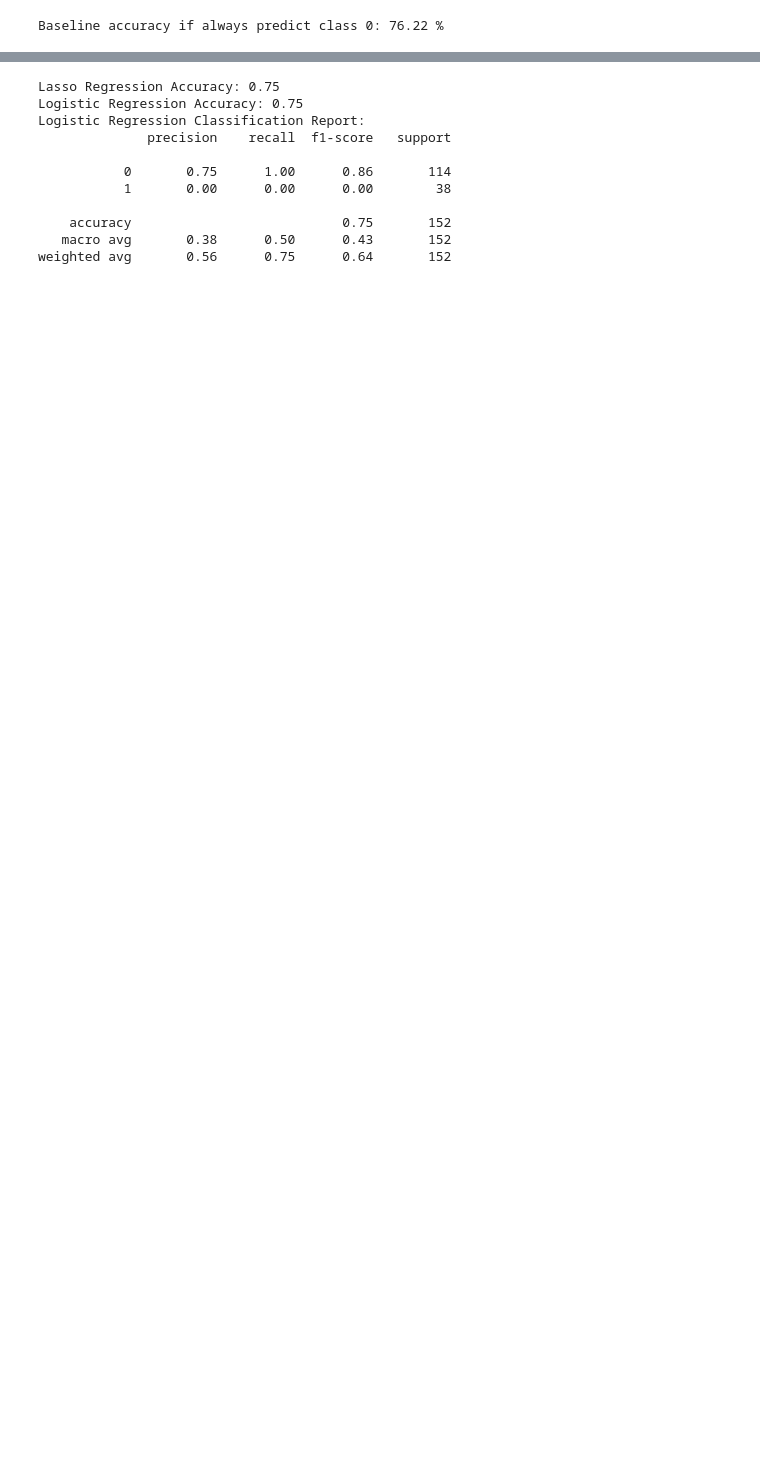
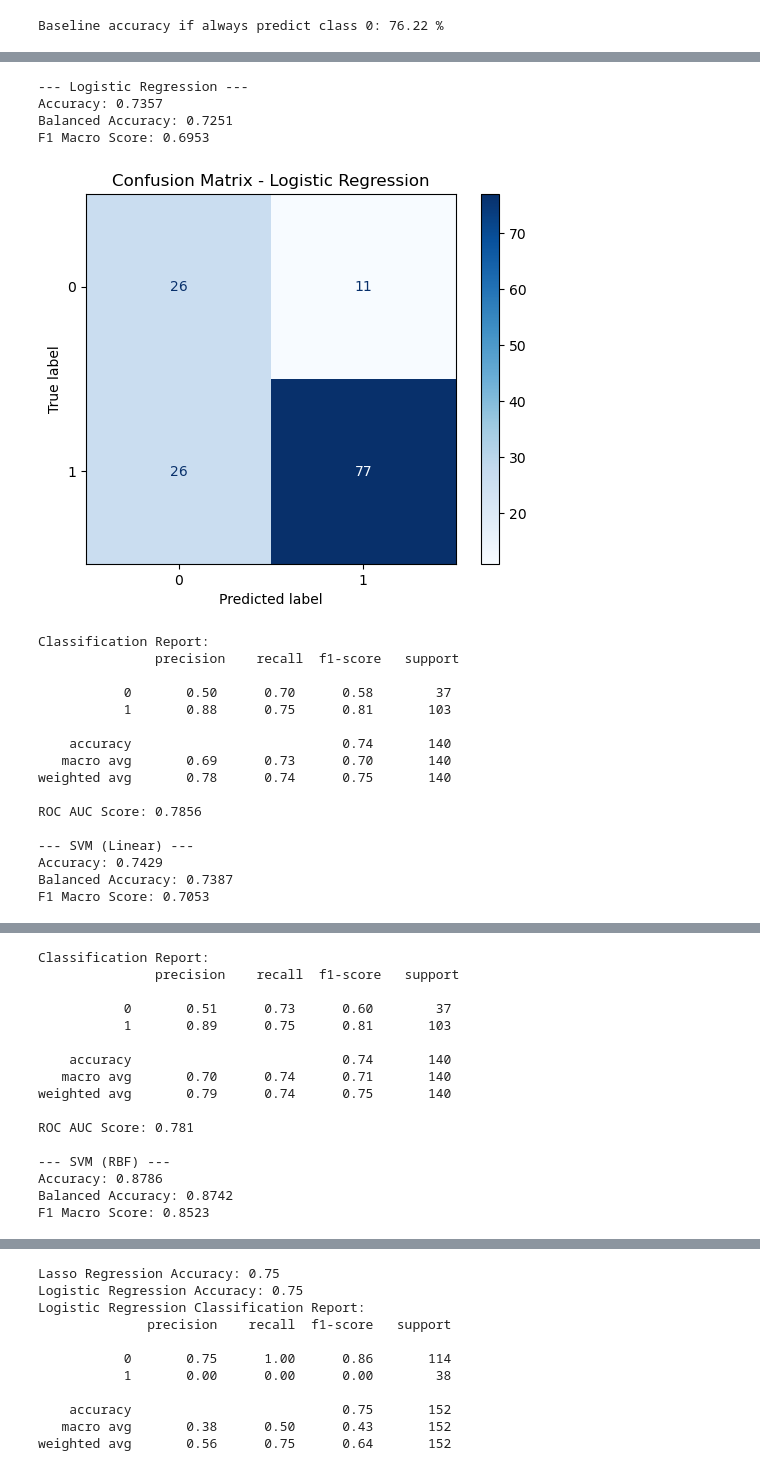
Before and after one commit to MohamedMegdoud/pfe, a Jupyter notebook: p-value8/data2.ipynb, the cells around one changed output, grey strips where cells are left out. Saved outputs shown, nothing was run; the diff lists cells and outputs as text; code cells hidden in the pictures; blank space fills up the shorter version.

Commit message:
plot the result

```diff
--- a/p-value8/data2.ipynb
+++ b/p-value8/data2.ipynb
@@ -507,0 +520,55 @@ ROC AUC Score: 0.9864
+# %%
+from sklearn.metrics import ConfusionMatrixDisplay
+
+for name, model in models.items():
+    print(f"\n--- {name} ---")
+    model.fit(X_train, y_train)
+    y_pred = model.predict(X_test)
+
+    acc = accuracy_score(y_test, y_pred)
+    bal_acc = balanced_accuracy_score(y_test, y_pred)
+    f1 = f1_score(y_test, y_pred, average='macro')
+
+    print("Accuracy:", round(acc, 4))
+    print("Balanced Accuracy:", round(bal_acc, 4))
+    print("F1 Macro Score:", round(f1, 4))
+
+    # Plot confusion matrix
+    cm = confusion_matrix(y_test, y_pred)
+    disp = ConfusionMatrixDisplay(confusion_matrix=cm)
+    disp.plot(cmap=plt.cm.Blues)
+    plt.title(f"Confusion Matrix - {name}")
+    plt.show()
+
+    print("Classification Report:\n", classification_report(y_test, y_pred))
+
+    # ROC AUC Score
+    from sklearn.metrics import roc_auc_score
+    if hasattr(model, "predict_proba"):
+        y_pred_proba = model.predict_proba(X_test)[:, 1]
+        roc_auc = roc_auc_score(y_test, y_pred_proba)
+        print("ROC AUC Score:", round(roc_auc, 4))
+    else:
+        print("ROC AUC Score: Not available for this model (no predict_proba)")
+# %% [output]
+--- Logistic Regression ---
+Accuracy: 0.7357
+Balanced Accuracy: 0.7251
+F1 Macro Score: 0.6953
+[figure, added]
+Classification Report:
+               precision    recall  f1-score   support
+
+           0       0.50      0.70      0.58        37
+           1       0.88      0.75      0.81       103
+
+    accuracy                           0.74       140
+   macro avg       0.69      0.73      0.70       140
+weighted avg       0.78      0.74      0.75       140
+
+ROC AUC Score: 0.7856
+
+--- SVM (Linear) ---
+Accuracy: 0.7429
+Balanced Accuracy: 0.7387
+F1 Macro Score: 0.7053
@@ -507,0 +576,16 @@ ROC AUC Score: 0.9864
+Classification Report:
+               precision    recall  f1-score   support
+
+           0       0.51      0.73      0.60        37
+           1       0.89      0.75      0.81       103
+
+    accuracy                           0.74       140
+   macro avg       0.70      0.74      0.71       140
+weighted avg       0.79      0.74      0.75       140
+
+ROC AUC Score: 0.781
+
+--- SVM (RBF) ---
+Accuracy: 0.8786
+Balanced Accuracy: 0.8742
+F1 Macro Score: 0.8523
```
Also changed, not shown: parts of 21 cells of this notebook.
